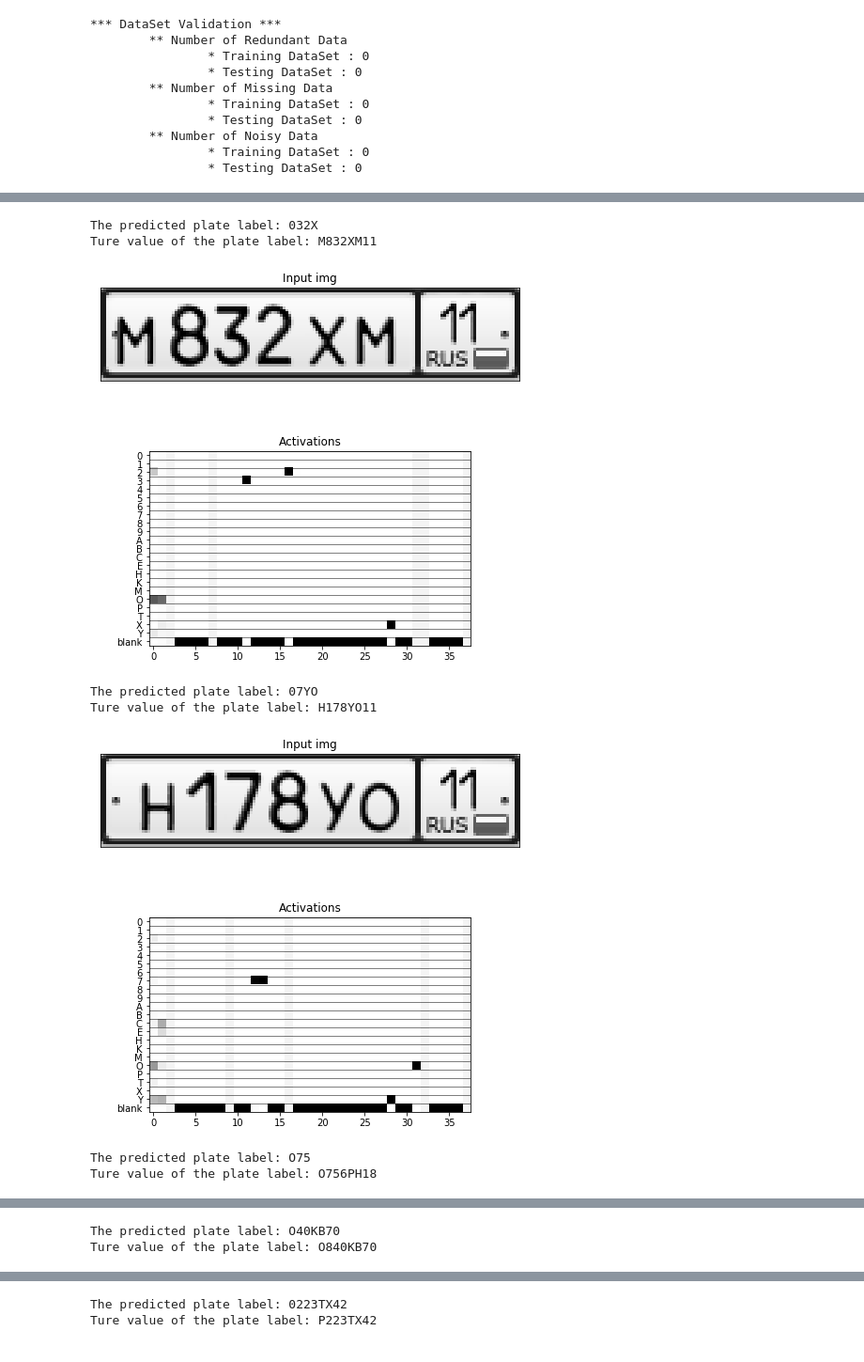
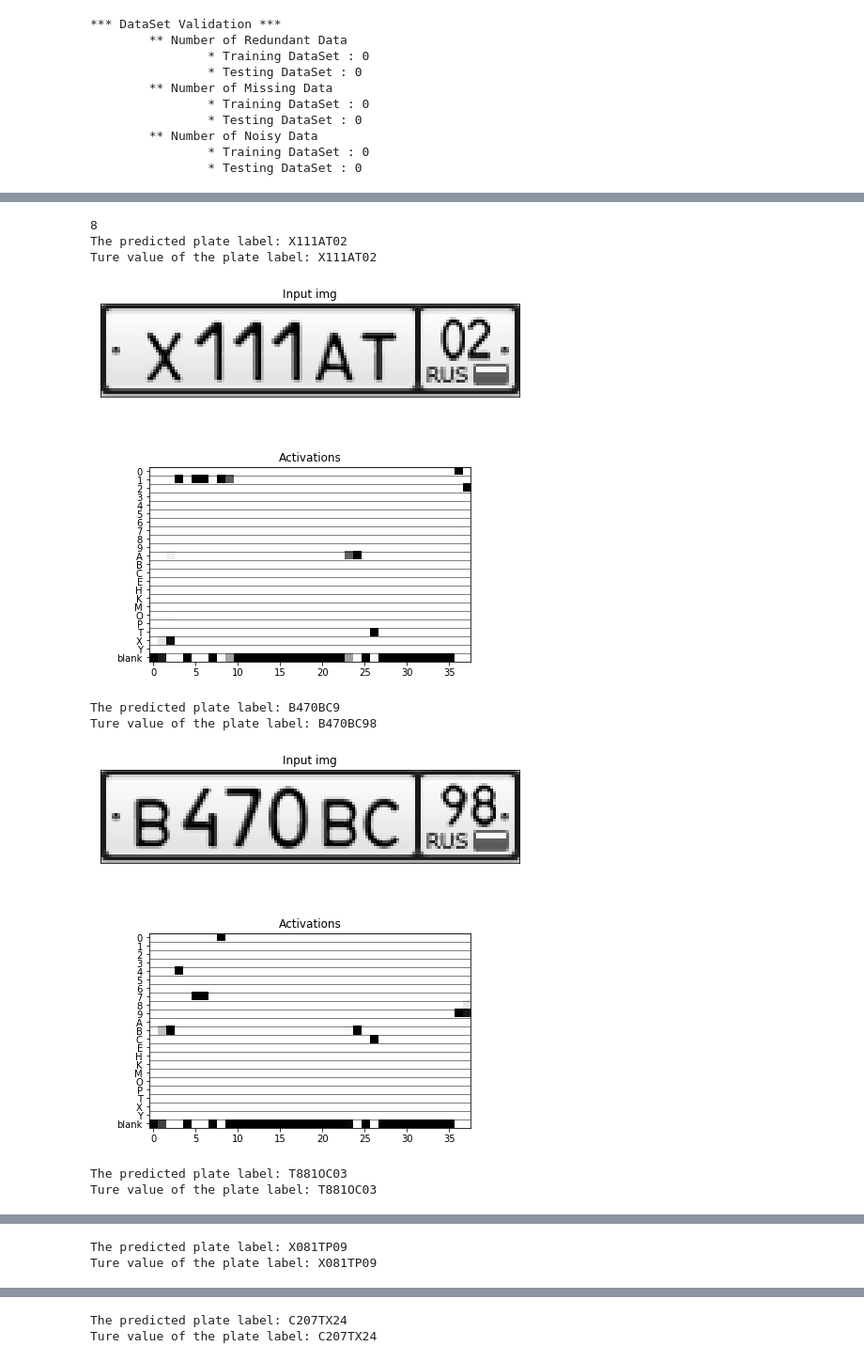
Before and after one commit to jaky0515/590, a Jupyter notebook: proj/proj.ipynb, the cells around one changed output, grey strips where cells are left out. Shown at 94% size. Saved outputs shown, nothing was run; the diff lists cells and outputs as text; code cells hidden in the pictures.

```diff
--- a/proj/proj.ipynb
+++ b/proj/proj.ipynb
@@ -280,14 +292,14 @@ def decoding_to_label(y):
 class ImgLabelGenerator:
     def __init__(self, ds, batch_size, down_factor):
         self.label_len = 8
-        self.data_len = len(ds.data)
+        self.data_len = len(ds)
         self.indices = list(range(self.data_len))
         self.cur_index = 0
         self.batch_size = batch_size
         self.down_factor = down_factor
         self.imgs = np.zeros((self.data_len, height, width))
         self.labels = []
-        for i, (key, value) in enumerate(ds.data.items()):
+        for i, (key, value) in enumerate(ds.items()):
             self.labels.append(key)
             self.imgs[i, :, :] = value.img
 
@@ -322,7 +334,8 @@ def ctc_lambda_func(args):
     y_pred = y_pred[:, 2:, :]
     return K.ctc_batch_cost(labels, y_pred, input_arr, label_arr)
 
-ilg_train = ImgLabelGenerator(train_test_dataset.train_dataset, 8, 4)
+#ilg_train = ImgLabelGenerator(train_test_dataset.train_dataset.data, 8, 4)
+ilg_train = ImgLabelGenerator(training_set, 8, 4)
 
 input_data = Input(name='input', shape=(width, height, 1), dtype='float32')
 x = Conv2D(filters=32, kernel_size=(3, 3), padding='same', activation='relu')(input_data)
@@ -332,10 +345,22 @@ x = MaxPooling2D(pool_size=(2, 2))(x)
 x = Reshape(target_shape=(width // 4, (height // 4) * 32))(x)
 x = Dense(32, activation='relu')(x)
 
-x = LSTM(64, return_sequences=True)(x)
+
+lstm_1 = LSTM(512, return_sequences=True, kernel_initializer='he_normal', name='lstm1')(x)
+lstm_1b = LSTM(512, return_sequences=True, go_backwards=True, kernel_initializer='he_normal', name='lstm1_b')(x)
+lstm1_merged = add([lstm_1, lstm_1b])
+lstm_2 = LSTM(512, return_sequences=True, kernel_initializer='he_normal', name='lstm2')(lstm1_merged)
+lstm_2b = LSTM(512, return_sequences=True, go_backwards=True, kernel_initializer='he_normal', name='lstm2_b')(lstm1_merged)
+x = Dense(len(char_list)+1, kernel_initializer='he_normal', name='dense2')(concatenate([lstm_2, lstm_2b]))
+
+
+
+#x = LSTM(64, return_sequences=True)(x)
 #x = LSTM(256, return_sequences=True)(x)
+#x = LSTM(256, return_sequences=True)(x)
+#x = LSTM(512, return_sequences=True)(x)
 #x = Dropout(0.3)(x)
-x = Dense(len(char_list)+1, activation='relu')(x)
+#x = Dense(len(char_list)+1, activation='relu')(x)
 y_pred = Activation('softmax', name='sf_result')(x)
 Model(inputs=input_data, outputs=y_pred).summary()
 
@@ -374 +399,10 @@ Epoch 1/1
 <keras.callbacks.History at 0x...>
+# %%
+testing_set = {}
+random.random()
+for key, value in train_test_dataset.test_dataset.data.items():
+    rand = random.randint(1, 5)
+    if rand is 3:
+        testing_set[key] = value
+print(len(train_test_dataset.test_dataset.data))
+print(len(testing_set))
@@ -375,5 +412,6 @@ Epoch 1/1
 # %%
-ilg_test = ImgLabelGenerator(train_test_dataset.train_dataset, 8, 4)
+#ilg_test = ImgLabelGenerator(train_test_dataset.test_dataset.data, 8, 4)
+ilg_test = ImgLabelGenerator(testing_set, 8, 4)
 
 net_inp = model.get_layer(name='input').input
 net_out = model.get_layer(name='sf_result').output
@@ -387,39 +425,41 @@ for inp_value, _ in ilg_test.next_batch():
     label_list = []
 
     for label in labels:
         label = ''.join(list(map(lambda x: char_list[int(x)], label)))
         label_list.append(label)
 
+    print(bs)
+
     for i in range(bs):
         fig = plt.figure(figsize=(8, 8))
-        outer = gridspec.GridSpec(2, 1, wspace=10, hspace=0.1)
         ax1 = plt.Subplot(fig, outer[0])
         fig.add_subplot(ax1)
         ax2 = plt.Subplot(fig, outer[1])
         fig.add_subplot(ax2)
         print('The predicted plate label:', pred_labels[i])
         print('Ture value of the plate label:', label_list[i])
         img = X[i][:, :, 0].T
         ax1.set_title('Input img')
         ax1.imshow(img, cmap='gray')
         ax1.set_xticks([])
         ax1.set_yticks([])
         ax2.set_title('Activations')
         ax2.imshow(net_out_value[i].T, cmap='binary', interpolation='nearest')
         ax2.set_yticks(list(range(len(char_list) + 1)))
         ax2.set_yticklabels(char_list + ['blank'])
         ax2.grid(False)
         for h in np.arange(-0.5, len(char_list) + 1 + 0.5, 1):
             ax2.axhline(h, linestyle='-', color='k', alpha=0.5, linewidth=1)
 
         plt.show()
     break
 # %% [output]
-The predicted plate label: 032X
-Ture value of the plate label: M832XM11
+8
+The predicted plate label: X111AT02
+Ture value of the plate label: X111AT02
-[figure, old version]
+[figure, new version]
-The predicted plate label: 07YO
-Ture value of the plate label: H178YO11
+The predicted plate label: B470BC9
+Ture value of the plate label: B470BC98
-[figure, old version]
+[figure, new version]
-The predicted plate label: O75
-Ture value of the plate label: O756PH18
+The predicted plate label: T881OC03
+Ture value of the plate label: T881OC03
@@ -427,2 +467,2 @@ Ture value of the plate label: O756PH18
-The predicted plate label: O40KB70
-Ture value of the plate label: O840KB70
+The predicted plate label: X081TP09
+Ture value of the plate label: X081TP09
@@ -430,2 +470,2 @@ Ture value of the plate label: O840KB70
-The predicted plate label: 0223TX42
-Ture value of the plate label: P223TX42
+The predicted plate label: C207TX24
+Ture value of the plate label: C207TX24
```
Also changed, not shown: parts of 5 cells of this notebook.
